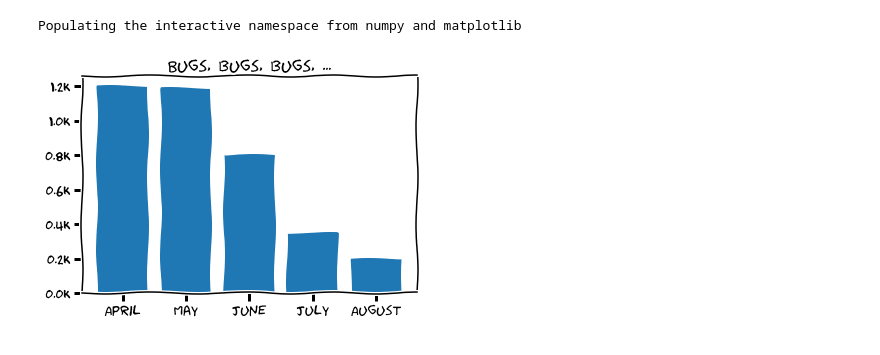
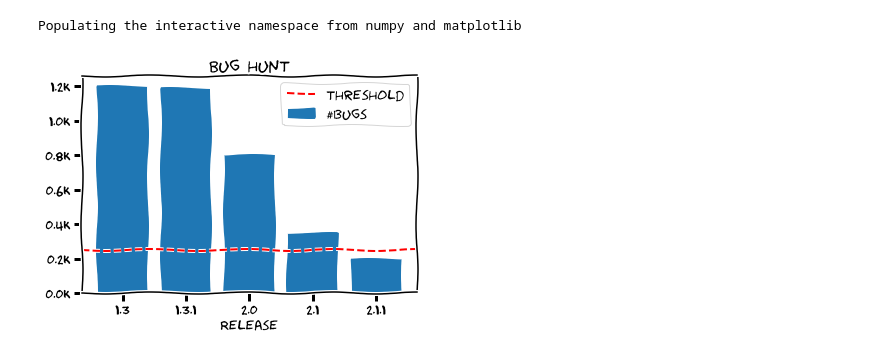
Before and after one commit to fwaibel/xkcd-notebook, a Jupyter notebook: work/Bar Chart.ipynb, the cells around one changed output. Saved outputs shown, nothing was run; the diff lists cells and outputs as text; code cells hidden in the pictures.

```diff
--- a/work/Bar Chart.ipynb
+++ b/work/Bar Chart.ipynb
@@ -5,22 +5,29 @@ Populating the interactive namespace from numpy and matplotlib
 # %%
 plt.xkcd()
 
-plt.title('Bugs, bugs, bugs, ...')
+plt.title('Bug hunt')
 
-x =     arange(5)
-money = [1200, 1190, 800, 350, 200]
+x = arange(5)
+bugs = [1200, 1190, 800, 350, 200]
 
 def kilos(x, pos):
     'The two args are the value and tick position'
     return '%1.1fk' % (x*1e-3)
 
 formatter = FuncFormatter(kilos)
 
 ax = subplot(111)
 ax.yaxis.set_major_formatter(formatter)
-ax.bar(x, money)
-xticks( x,  ('April', 'May', 'June', 'July', 'August') )
+ax.bar(x, bugs, label = '#bugs')
+
+plt.xlabel('Release')
+xticks( x,  ('1.3', '1.3.1', '2.0', '2.1', '2.1.1') )
+
+# https://matplotlib.org/3.1.1/api/_as_gen/matplotlib.axes.Axes.axhline.html#matplotlib-axes-axes-axhline
+plt.axhline(y=250, color='red', linestyle='--', label='threshold')
+
+plt.legend()
 
 plt.savefig('/home/jovyan/work/bars/bugs-over-time.svg')
 # %% [output]
-[figure, old version]
+[figure, new version]
```
Also changed, not shown: parts of 2 cells of this notebook, 1 other file.
